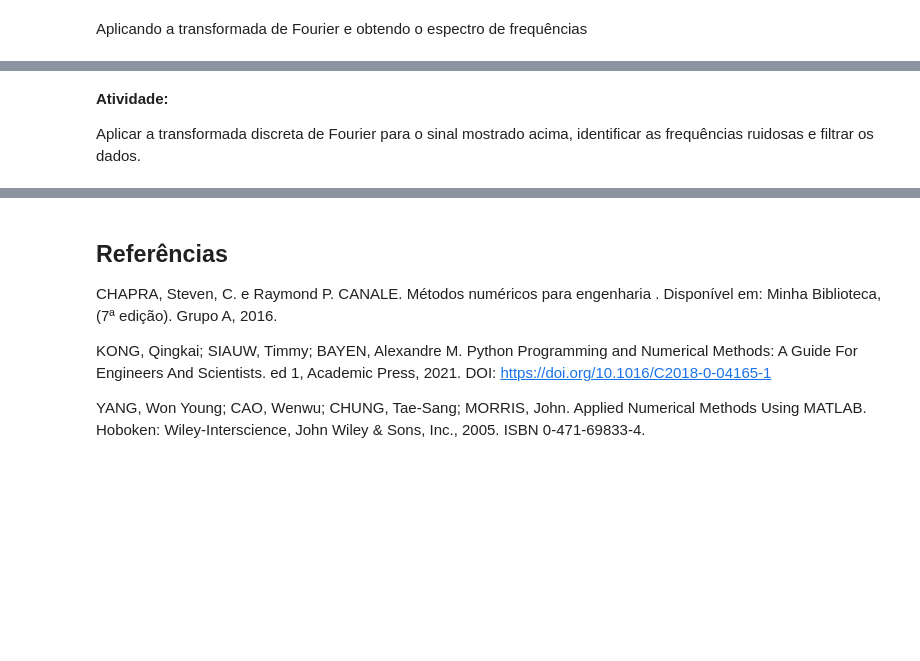
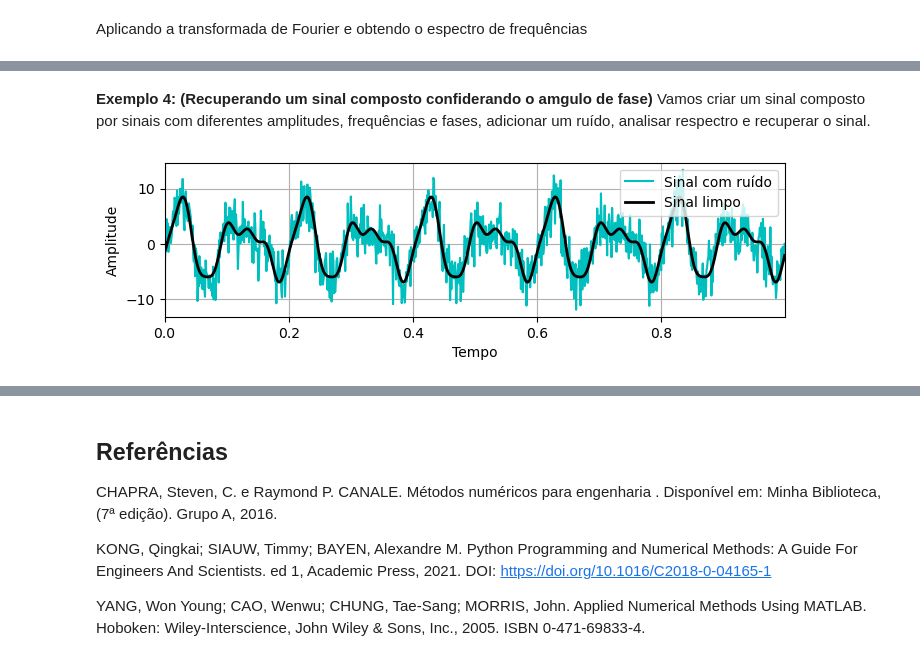
Before and after one commit to tiagoburiol/MatComp_IV, a Jupyter notebook: 04_transformada_discreta_de_fourier.ipynb, the cells around one changed output, grey strips where cells are left out. Cells and saved outputs as stored; diff of their text form; code cells hidden in the pictures; blank space fills up the shorter version.

```diff
--- a/04_transformada_discreta_de_fourier.ipynb
+++ b/04_transformada_discreta_de_fourier.ipynb
@@ -376,4 +376,25 @@ plt.show()
-# %% [markdown]
-**Atividade:**
-
-Aplicar a transformada discreta de Fourier para o sinal mostrado acima, identificar as frequências ruidosas e filtrar os dados.
+# %% [markdown]
+**Exemplo 4: (Recuperando um sinal composto confiderando o amgulo de fase)**
+Vamos criar um sinal composto por sinais com diferentes amplitudes, frequências e fases, adicionar um ruído, analisar respectro e recuperar o sinal.
+# %%
+# Discretizando o tempo
+t = np.arange(0, 1, 0.001)
+
+# Criando um sinal
+s = 5*np.sin(2*np.pi*10*t)+3*np.sin(2*np.pi*15*t-np.pi/3)+np.cos(2*np.pi*30*t)
+
+# Inserindo um ruido
+sr = s + 2.5 * np.random.randn(len(t))
+#min_signal, max_signal = signal.min(), signal.max()
+# %%
+# Plotando
+plt.plot(t, sr, color='c', linewidth=1.5, label='Sinal com ruído')
+plt.plot(t, s, color='k', linewidth=2, label='Sinal limpo')
+plt.xlim(t[0], t[-1])
+plt.xlabel('Tempo')
+plt.ylabel('Amplitude')
+plt.legend()
+plt.grid()
+plt.show()
+# %% [output]
+[figure, added]
```
Also changed, not shown: parts of 20 cells of this notebook.
